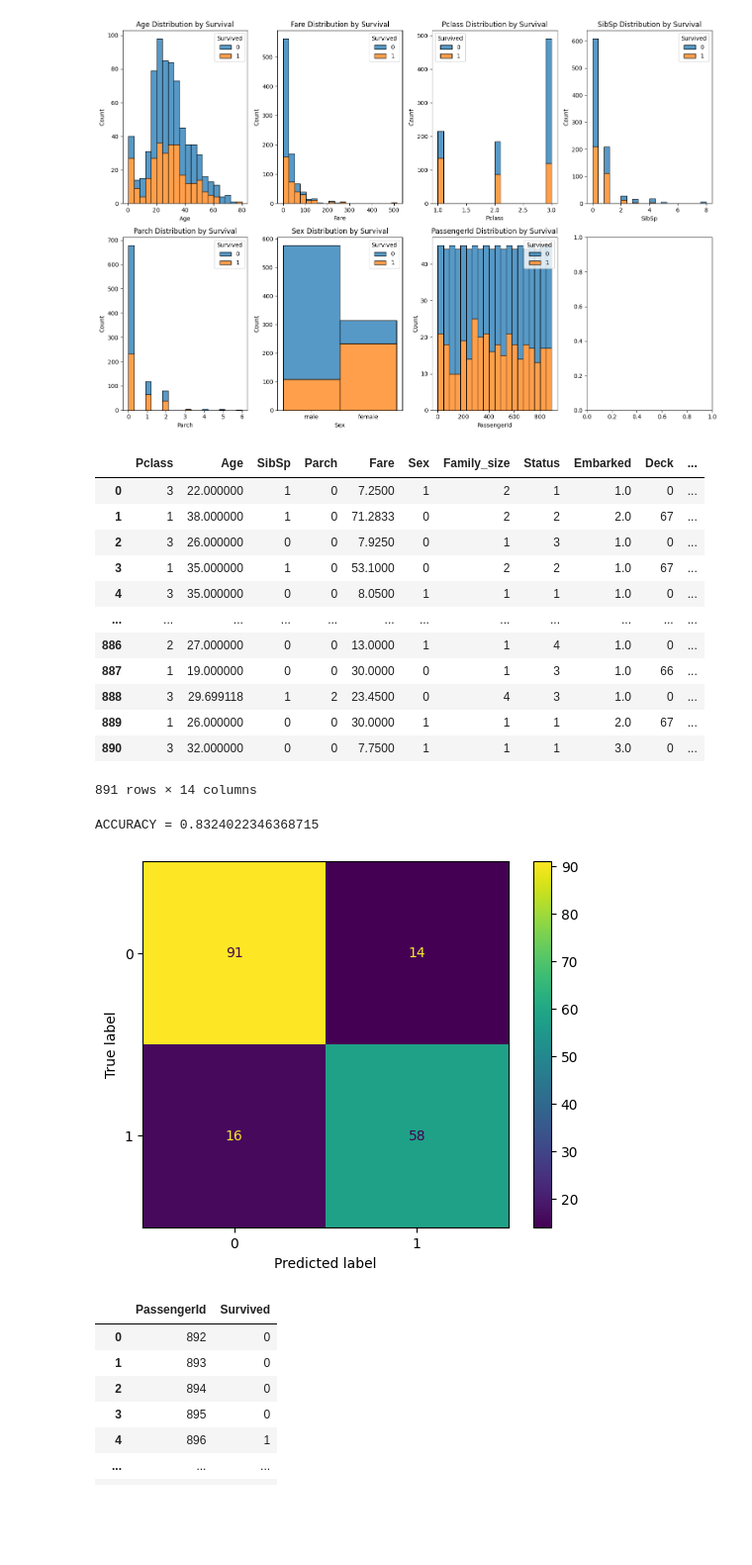
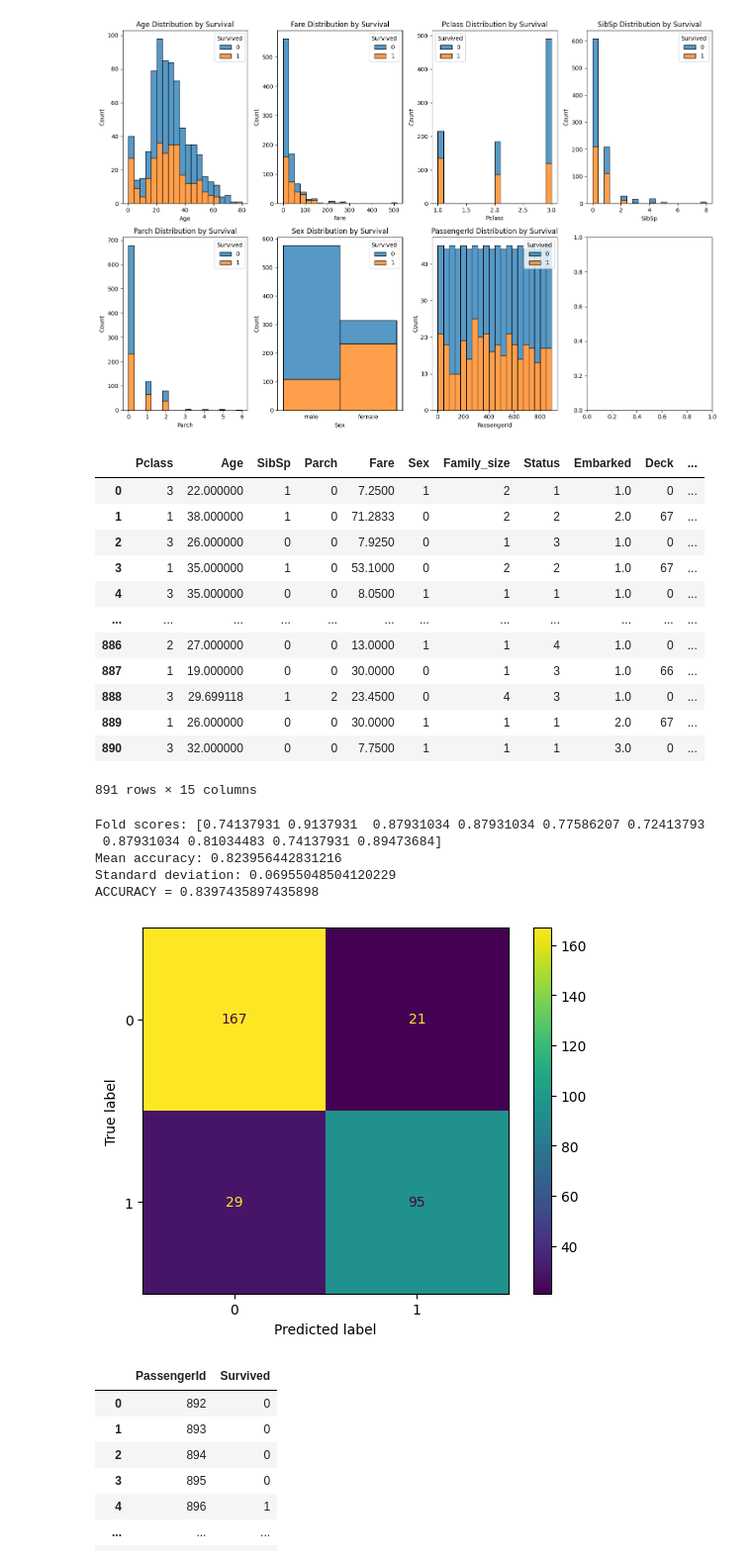
Before and after one commit to FedericoStachurski/kaggle-projects, a Jupyter notebook: titanic-survival/notebooks/titanic-notebook.ipynb, the cells around one changed output. Shown at 99% size. Drawn from its saved outputs; the diff is of its cells as text; code cells hidden in the pictures; blank space fills up the shorter version.

Commit message:
The Notebook is compelted with a SCORE = 0.78

```diff
--- a/titanic-survival/notebooks/titanic-notebook.ipynb
+++ b/titanic-survival/notebooks/titanic-notebook.ipynb
@@ -84,7 +84,7 @@ plt.show()
 [figure]
 # %%
 # Preprocess
-features = ["Pclass", "Age", "SibSp", "Parch", "Fare", 'Sex', 'Family_size', 'Status', 'Embarked', 'Deck', 'Room', 'Ticket', 'VIP']
+features = ["Pclass", "Age", "SibSp", "Parch", "Fare", 'Sex', 'Family_size', 'Status', 'Embarked', 'Deck', 'Room', 'Ticket', 'VIP', 'isAlone']
 
 #fill the remaining NaN with the average of the ages
 train_df["Age"] = train_df["Age"].fillna(train_df["Age"].mean())
@@ -131,7 +131,7 @@ test_df['Status'] = check_status(test_df)
 
 #Extract Deck and room (for ticket with multiple rooms, jsut considering the lsat room, filling NaN with zeros)
 def get_deck_room(df):
-    dict_room_deck = {'Deck': [], 'Room': [] } ## TODO: is ALone feature
+    dict_room_deck = {'Deck': [], 'Room': [] , 'isAlone': []}
     for row in df['Cabin']:
         if isinstance(row, str):
             if len(row) <=4:
@@ -141,21 +141,25 @@ def get_deck_room(df):
                 else:
                     dict_room_deck['Deck'].append(ord(row[0]))
                     dict_room_deck['Room'].append(int(row[1:]))
+                dict_room_deck['isAlone'].append(1)
             else:
                 try:
                     number = int(row)
                     if number:
                         dict_room_deck['Deck'].append(0)
                         dict_room_deck['Room'].append(number)
+                        dict_room_deck['isAlone'].append(1)
 
                 except:
                     row_split = re.split(' ', row)[-1]
+                    dict_room_deck['isAlone'].append(2)
                     dict_room_deck['Deck'].append(ord(row_split[0]))
                     dict_room_deck['Room'].append(int(row_split[1:]))
 
         else:
             dict_room_deck['Deck'].append(0)
             dict_room_deck['Room'].append(0)
+            dict_room_deck['isAlone'].append(0)
 
     return pd.DataFrame(dict_room_deck)
 
@@ -202,7 +206,7 @@ train_df[features]
 | 888 | 3 | 29.699118 | 1 | 2 | 23.4500 | 0 | 4 | 3 | 1.0 | 0 | ... |
 | 889 | 1 | 26.000000 | 0 | 0 | 30.0000 | 1 | 1 | 1 | 2.0 | 67 | ... |
 | 890 | 3 | 32.000000 | 0 | 0 | 7.7500 | 1 | 1 | 1 | 3.0 | 0 | ... |
-891 rows × 14 columns
+891 rows × 15 columns
 # %%
 # lets implement a very quick RandomForest classifier
 # First we need to pre procees the data, meaning that we keep thecolumns we want to use and clean it fro many NaNs
@@ -213,37 +217,47 @@ from sklearn.model_selection import train_test_split
 from sklearn.preprocessing import StandardScaler
 from sklearn.ensemble import RandomForestClassifier, AdaBoostClassifier
 from sklearn.metrics import confusion_matrix, ConfusionMatrixDisplay
+from sklearn.model_selection import cross_val_score
 from sklearn.neighbors import KNeighborsClassifier
 import sklearn
 
 
 df = train_df[["Survived"] + features].dropna()
 
 X = df[features]
 y = df["Survived"]
 
 # Split
-X_train, X_test, y_train, y_test = train_test_split(X, y, test_size=0.2, random_state=42)
+X_train, X_test, y_train, y_test = train_test_split(X, y, test_size=0.35, random_state=42, shuffle=True)
 
 # Scale
 scaler = StandardScaler()
 X_train_scaled = scaler.fit_transform(X_train)
 X_test_scaled = scaler.transform(X_test)
 
 # Train
 clf = AdaBoostClassifier(random_state=42)
 clf.fit(X_train_scaled, y_train)
 
 # Predict & Evaluate
 y_pred = clf.predict(X_test_scaled)
 cm = confusion_matrix(y_test, y_pred)
 disp = ConfusionMatrixDisplay(confusion_matrix=cm)
 disp.plot()
 
+scores = cross_val_score(clf, X_train_scaled, y_train, cv=10, scoring='accuracy')
+print("Fold scores:", scores)
+print("Mean accuracy:", scores.mean())
+print("Standard deviation:", scores.std())
+
 print('ACCURACY = {}'.format(sklearn.metrics.accuracy_score(y_test, y_pred)))
 # %% [output]
-ACCURACY = 0.8324022346368715
+Fold scores: [0.74137931 0.9137931  0.87931034 0.87931034 0.77586207 0.72413793
+ 0.87931034 0.81034483 0.74137931 0.89473684]
+Mean accuracy: 0.823956442831216
+Standard deviation: 0.06955048504120229
+ACCURACY = 0.8397435897435898
-[figure, old version]
+[figure, new version]
 # %%
 # Now we get the testign data nad prep it for validation:
 test_data = test_df[features]
```
Also changed, not shown: parts of 4 cells of this notebook.
